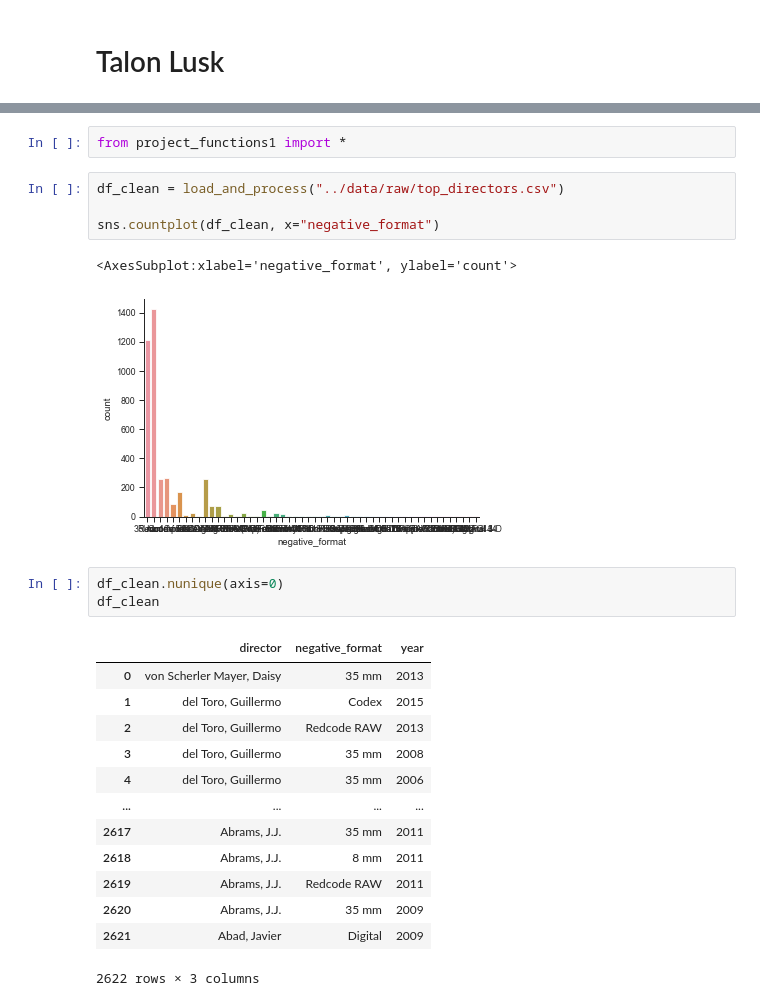
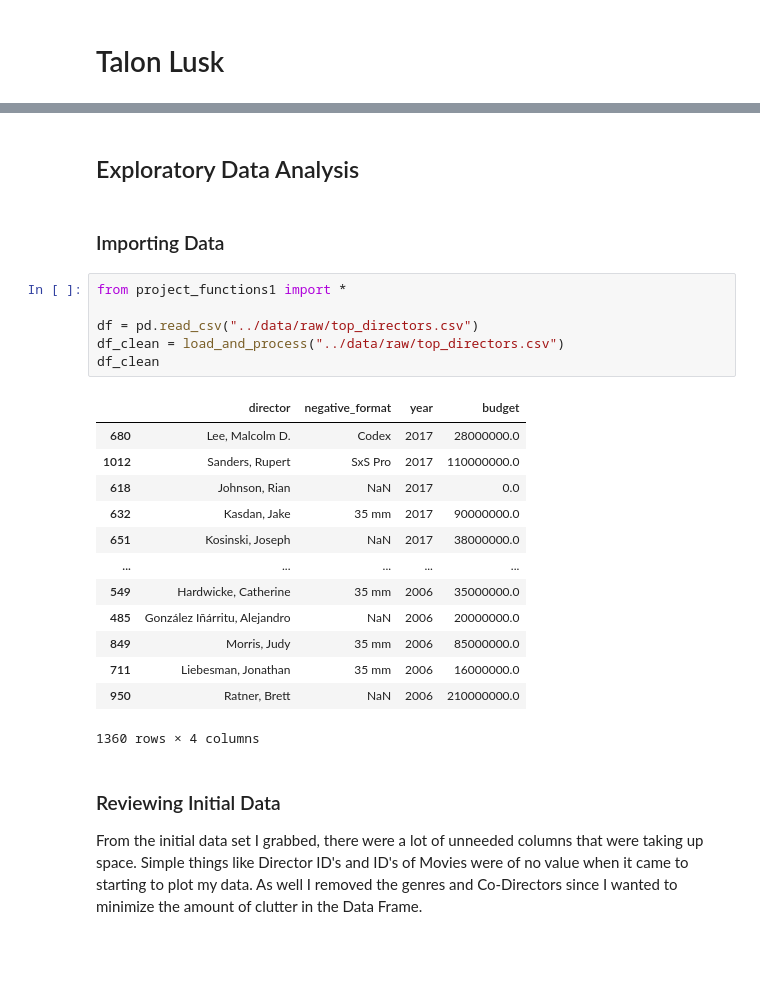
Before and after one commit to ubco-W2022T1-cosc301/project-group16, a Jupyter notebook: notebooks/analysis1.ipynb, the cells around one changed output, grey strips where cells are left out. Drawn from its saved outputs; the diff is of its cells as text; blank space fills up the shorter version.

```diff
--- a/notebooks/analysis1.ipynb
+++ b/notebooks/analysis1.ipynb
@@ -5,26 +3,27 @@
-# %%
-from project_functions1 import *
-# %%
-df_clean = load_and_process("../data/raw/top_directors.csv")
-
-sns.countplot(df_clean, x="negative_format")
-# %% [output]
-<AxesSubplot:xlabel='negative_format', ylabel='count'>
-[figure, removed]
-# %%
-df_clean.nunique(axis=0)
-df_clean
-# %% [output]
-|  | director | negative_format | year |
-| 0 | von Scherler Mayer, Daisy | 35 mm | 2013 |
-| 1 | del Toro, Guillermo | Codex | 2015 |
-| 2 | del Toro, Guillermo | Redcode RAW | 2013 |
-| 3 | del Toro, Guillermo | 35 mm | 2008 |
-| 4 | del Toro, Guillermo | 35 mm | 2006 |
-| ... | ... | ... | ... |
-| 2617 | Abrams, J.J. | 35 mm | 2011 |
-| 2618 | Abrams, J.J. | 8 mm | 2011 |
-| 2619 | Abrams, J.J. | Redcode RAW | 2011 |
-| 2620 | Abrams, J.J. | 35 mm | 2009 |
-| 2621 | Abad, Javier | Digital | 2009 |
-2622 rows × 3 columns
+# %% [markdown]
+## Exploratory Data Analysis
+# %% [markdown]
+### Importing Data
+# %%
+from project_functions1 import *
+
+df = pd.read_csv("../data/raw/top_directors.csv")
+df_clean = load_and_process("../data/raw/top_directors.csv")
+df_clean
+# %% [output]
+|  | director | negative_format | year | budget |
+| 680 | Lee, Malcolm D. | Codex | 2017 | 28000000.0 |
+| 1012 | Sanders, Rupert | SxS Pro | 2017 | 110000000.0 |
+| 618 | Johnson, Rian | NaN | 2017 | 0.0 |
+| 632 | Kasdan, Jake | 35 mm | 2017 | 90000000.0 |
+| 651 | Kosinski, Joseph | NaN | 2017 | 38000000.0 |
+| ... | ... | ... | ... | ... |
+| 549 | Hardwicke, Catherine | 35 mm | 2006 | 35000000.0 |
+| 485 | González Iñárritu, Alejandro | NaN | 2006 | 20000000.0 |
+| 849 | Morris, Judy | 35 mm | 2006 | 85000000.0 |
+| 711 | Liebesman, Jonathan | 35 mm | 2006 | 16000000.0 |
+| 950 | Ratner, Brett | NaN | 2006 | 210000000.0 |
+1360 rows × 4 columns
+# %% [markdown]
+### Reviewing Initial Data
+From the initial data set I grabbed, there were a lot of unneeded columns that were taking up space. Simple things like Director ID's and ID's of Movies were of no value when it came to starting to plot my data. As well I removed the genres and Co-Directors since I wanted to minimize the amount of clutter in the Data Frame.
```
Also changed, not shown: parts of 8 cells of this notebook, 1 other file.
